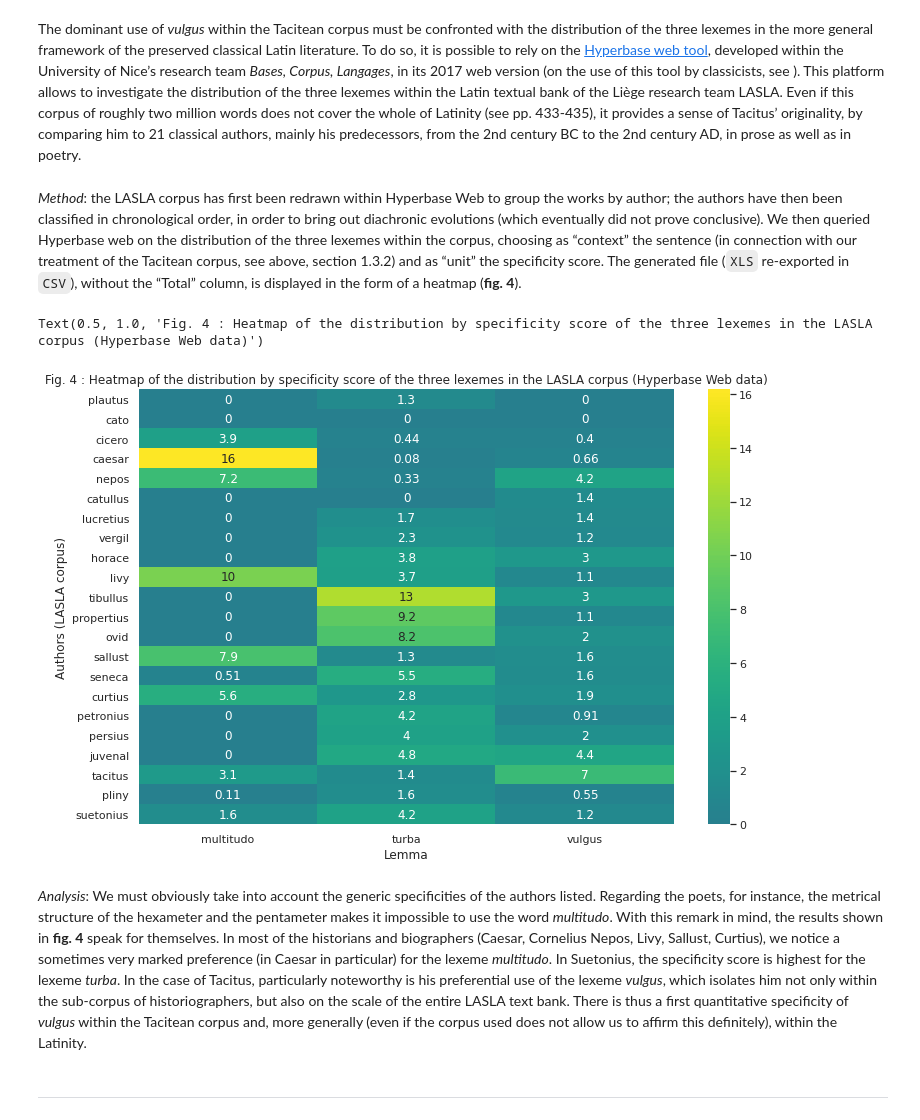
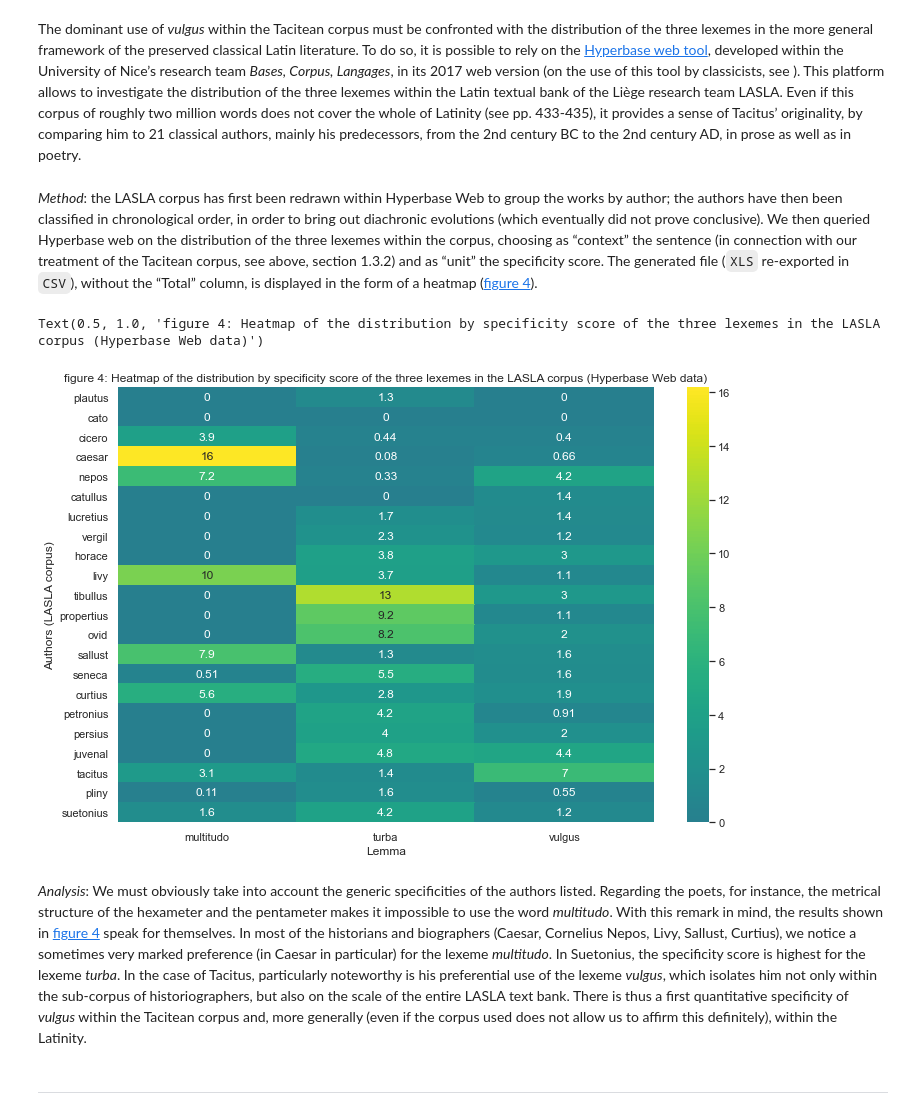
Before and after one commit to jdh-observer/issue01, a Jupyter notebook: namelesscrowd/The-Nameless-Crowd_anon_V3.ipynb, the cells around one changed output. Cells and saved outputs as stored; diff of their text form; code cells hidden in the pictures.

```diff
--- a/namelesscrowd/The-Nameless-Crowd_anon_V3.ipynb
+++ b/namelesscrowd/The-Nameless-Crowd_anon_V3.ipynb
@@ -279,7 +275,7 @@ Such weighting leads to the observation that _vulgus_ is more chosen by Tacitus
 # %% [markdown]
 The dominant use of _vulgus_ within the Tacitean corpus must be confronted with the distribution of the three lexemes in the more general framework of the preserved classical Latin literature. To do so, it is possible to rely on the [Hyperbase web tool](http://hyperbase.unice.fr/), developed within the University of Nice’s research team _Bases, Corpus, Langages_, in its 2017 web version (on the use of this tool by classicists, see <cite data-cite="2272257/YPJSITQA"></cite>). This platform allows to investigate the distribution of the three lexemes within the Latin textual bank of the Liège research team LASLA. Even if this corpus of roughly two million words does not cover the whole of Latinity (see <cite data-cite="2272257/XKUU8YH5"></cite> pp. 433-435), it provides a sense of Tacitus’ originality, by comparing him to 21 classical authors, mainly his predecessors, from the 2nd century BC to the 2nd century AD, in prose as well as in poetry.
 # %% [markdown]
-_Method_: the LASLA corpus has first been redrawn within Hyperbase Web to group the works by author; the authors have then been classified in chronological order, in order to bring out diachronic evolutions (which eventually did not prove conclusive). We then queried Hyperbase web on the distribution of the three lexemes within the corpus, choosing as “context” the sentence (in connection with our treatment of the Tacitean corpus, see above, section 1.3.2) and as “unit” the specificity score. The generated file (`XLS` re-exported in `CSV`), without the “Total” column, is displayed in the form of a heatmap (__fig. 4__).
+_Method_: the LASLA corpus has first been redrawn within Hyperbase Web to group the works by author; the authors have then been classified in chronological order, in order to bring out diachronic evolutions (which eventually did not prove conclusive). We then queried Hyperbase web on the distribution of the three lexemes within the corpus, choosing as “context” the sentence (in connection with our treatment of the Tacitean corpus, see above, section 1.3.2) and as “unit” the specificity score. The generated file (`XLS` re-exported in `CSV`), without the “Total” column, is displayed in the form of a heatmap ([figure 4](#figure-4)).
 # %%
 distrib_hbs_df = pd.read_csv("distrib-rel_hyperbase.csv", sep=";")
 distrib_hbs_df.set_index("lemma", inplace=True)
@@ -287,14 +283,14 @@ distrib_hbs_df = distrib_hbs_df.T
 # %%
 plt.figure(figsize=(12,8))
 fig4 = sns.heatmap(distrib_hbs_df[distrib_hbs_df.index != "Total"], annot=True, xticklabels = True, yticklabels = True, center=2, cmap="viridis")
 plt.xlabel("Lemma")
 plt.ylabel("Authors (LASLA corpus)")
-plt.title("Fig. 4 : Heatmap of the distribution by specificity score of the three lexemes in the LASLA corpus (Hyperbase Web data)")
+plt.title("figure 4: Heatmap of the distribution by specificity score of the three lexemes in the LASLA corpus (Hyperbase Web data)")
 # %% [output]
-Text(0.5, 1.0, 'Fig. 4 : Heatmap of the distribution by specificity score of the three lexemes in the LASLA corpus (Hyperbase Web data)')
+Text(0.5, 1.0, 'figure 4: Heatmap of the distribution by specificity score of the three lexemes in the LASLA corpus (Hyperbase Web data)')
-[figure, old version]
+[figure, new version]
 # %% [markdown]
-_Analysis_: We must obviously take into account the generic specificities of the authors listed. Regarding the poets, for instance, the metrical structure of the hexameter and the pentameter makes it impossible to use the word _multitudo_. With this remark in mind, the results shown in __fig. 4__ speak for themselves. In most of the historians and biographers (Caesar, Cornelius Nepos, Livy, Sallust, Curtius), we notice a sometimes very marked preference (in Caesar in particular) for the lexeme _multitudo_. In Suetonius, the specificity score is highest for the lexeme _turba_. In the case of Tacitus, particularly noteworthy is his preferential use of the lexeme _vulgus_, which isolates him not only within the sub-corpus of historiographers, but also on the scale of the entire LASLA text bank. There is thus a first quantitative specificity of _vulgus_ within the Tacitean corpus and, more generally (even if the corpus used does not allow us to affirm this definitely), within the Latinity.
+_Analysis_: We must obviously take into account the generic specificities of the authors listed. Regarding the poets, for instance, the metrical structure of the hexameter and the pentameter makes it impossible to use the word _multitudo_. With this remark in mind, the results shown in [figure 4](#figure-4) speak for themselves. In most of the historians and biographers (Caesar, Cornelius Nepos, Livy, Sallust, Curtius), we notice a sometimes very marked preference (in Caesar in particular) for the lexeme _multitudo_. In Suetonius, the specificity score is highest for the lexeme _turba_. In the case of Tacitus, particularly noteworthy is his preferential use of the lexeme _vulgus_, which isolates him not only within the sub-corpus of historiographers, but also on the scale of the entire LASLA text bank. There is thus a first quantitative specificity of _vulgus_ within the Tacitean corpus and, more generally (even if the corpus used does not allow us to affirm this definitely), within the Latinity.
 # %% [markdown]
 
 ---
```
Also changed, not shown: parts of 32 cells of this notebook.
